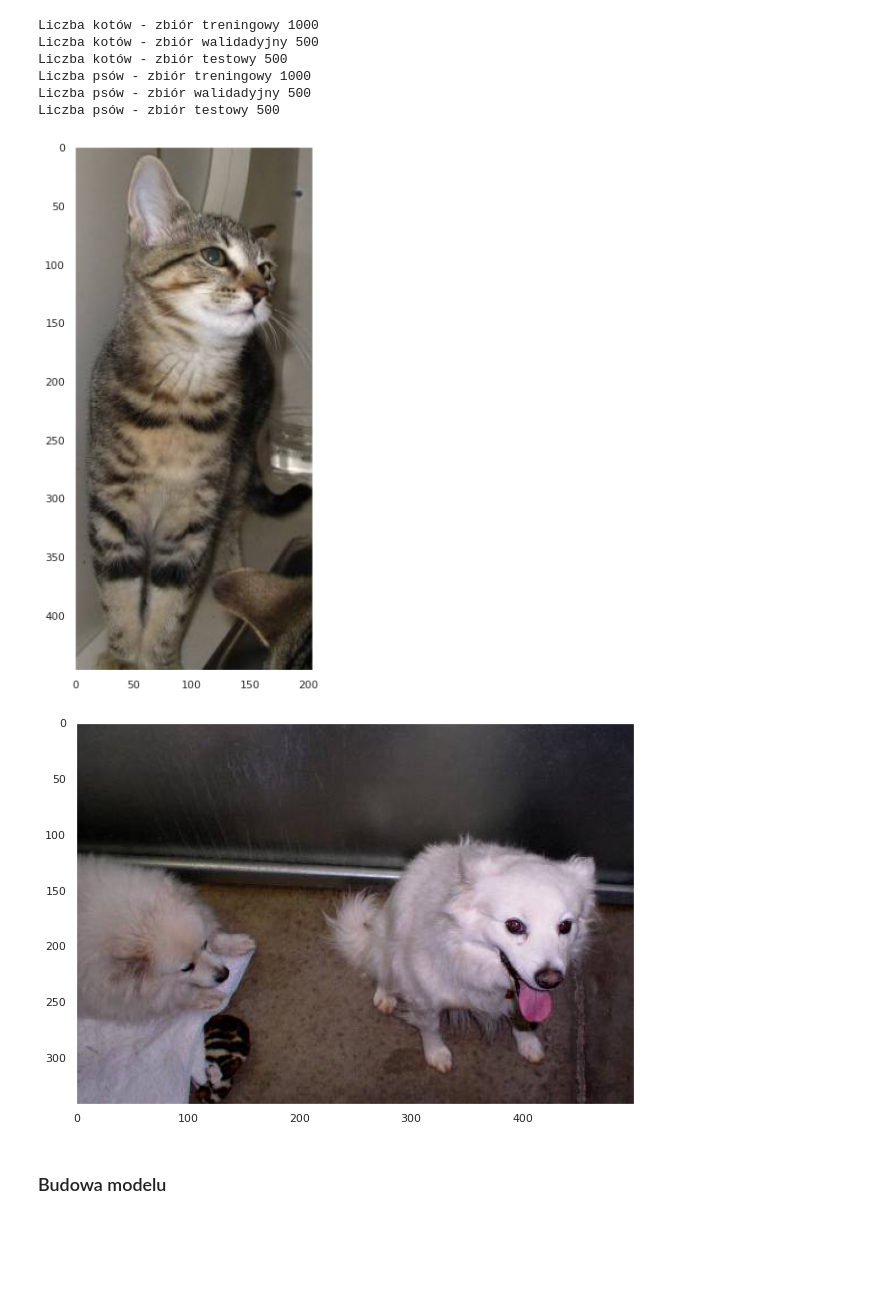
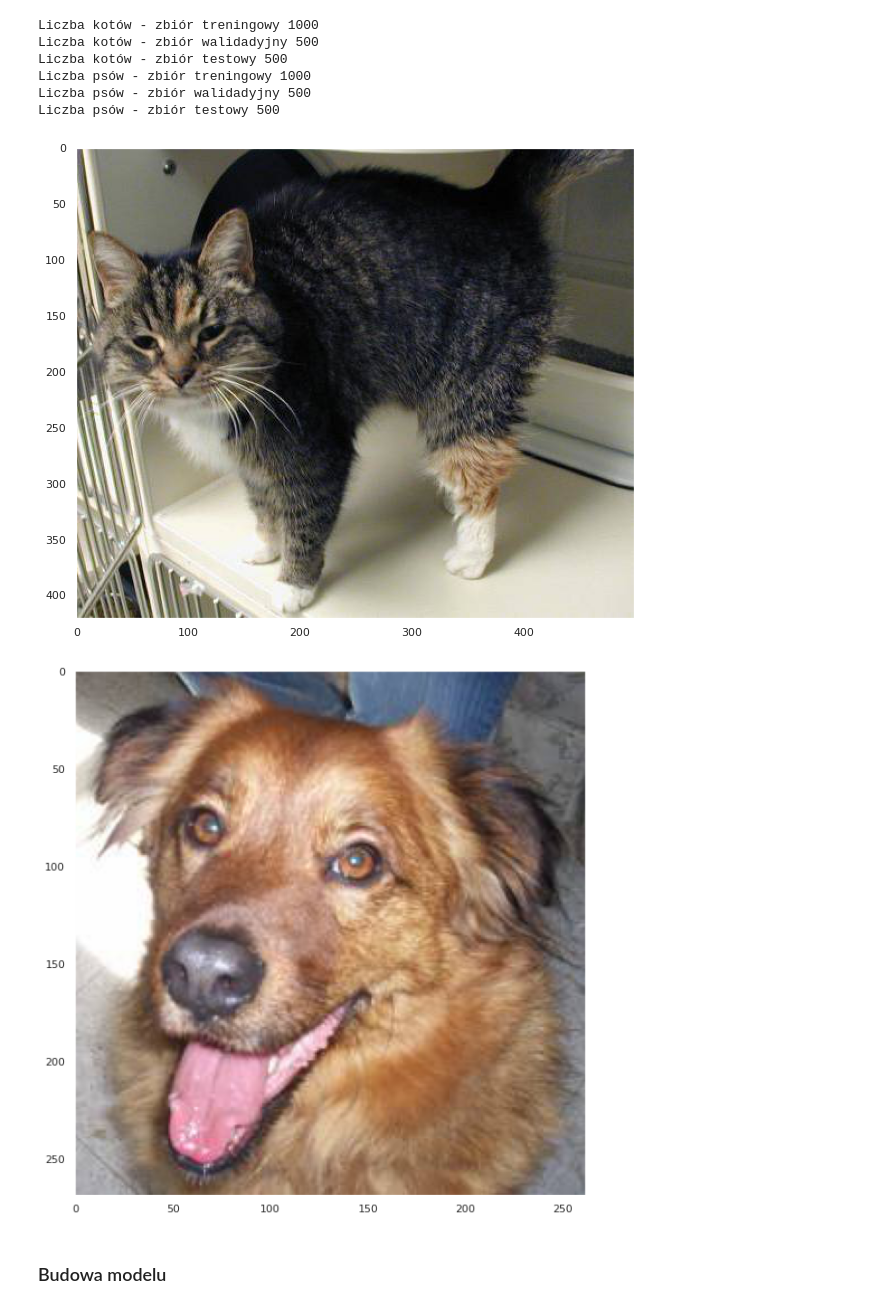
Before and after one commit to lukasztracz195/DeepLearningInPythonCourse, a Jupyter notebook: Lab1_catvsdogs.ipynb, the cells around one changed output. Saved outputs shown, nothing was run; the diff lists cells and outputs as text; code cells hidden in the pictures; blank space fills up the shorter version.

```diff
--- a/Lab1_catvsdogs.ipynb
+++ b/Lab1_catvsdogs.ipynb
@@ -240,21 +245,21 @@ Liczba psów - zbiór testowy 500
 # %%
 #@title. Wybierz indeks przykładowego zdjęcia kota:
 from keras.preprocessing import image
 
-index = 188 #@param { type:'slider', min:0, max:999}
+index = 793 #@param { type:'slider', min:0, max:999}
 img_path = '/content/cats_and_dogs/train/cats/cat.' + str(index) + '.jpg'
 img = image.load_img(img_path)
 
 plt.figure(figsize=(10,10))
 plt.imshow(img)
 plt.grid(False)
 # %% [output]
-[figure, old version]
+[figure, new version]
 # %%
 #@title. Wybierz indeks przykładowego zdjęcia psa:
 from keras.preprocessing import image
 
-index = 188 #@param { type:'slider', min:0, max:999}
+index = 660 #@param { type:'slider', min:0, max:999}
 img_path = '/content/cats_and_dogs/train/dogs/dog.' + str(index) + '.jpg'
 img = image.load_img(img_path)
 
@@ -262,6 +267,6 @@ plt.figure(figsize=(10,10))
 plt.imshow(img)
 plt.grid(False)
 # %% [output]
-[figure, old version]
+[figure, new version]
 # %% [markdown]
 ### Budowa modelu
```
Also changed, not shown: parts of 18 cells of this notebook.
